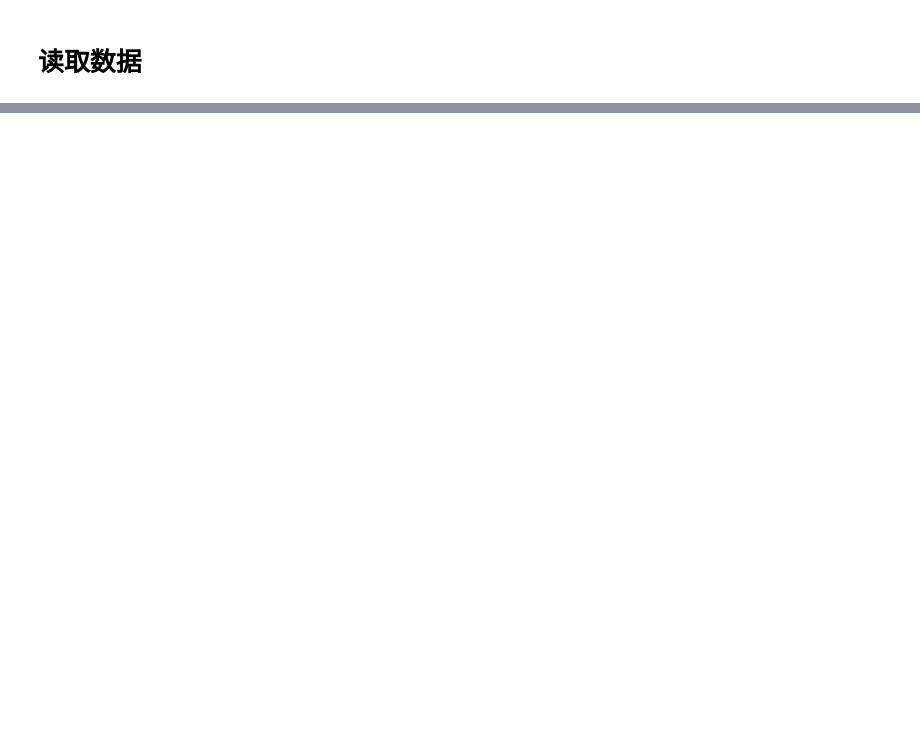
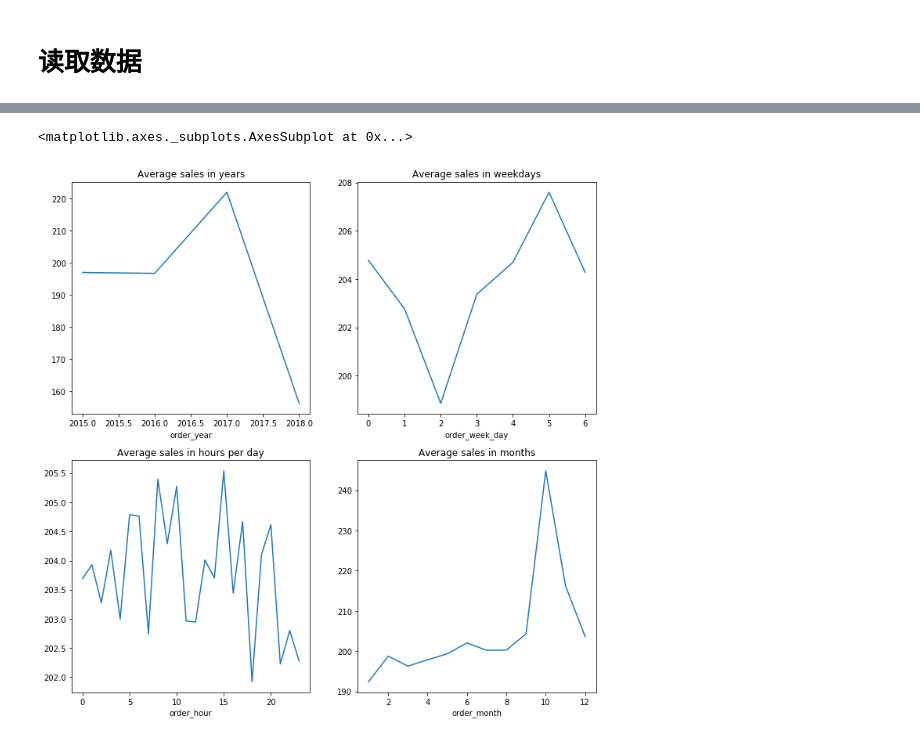
Before and after one commit to hangzhang23/Data_analysis, a Jupyter notebook: SupplyChain_analysis.ipynb, the cells around one changed output, grey strips where cells are left out. Cells and saved outputs as stored; diff of their text form; code cells hidden in the pictures; blank space fills up the shorter version.

```diff
--- a/SupplyChain_analysis.ipynb
+++ b/SupplyChain_analysis.ipynb
@@ -245,0 +172,8 @@ customer_seg
+# %%
+# 取'order date (DateOrders)'字段中year,month,weekday,hour,month_year
+data['order_year'] = temp.year
+data['order_month'] = temp.month
+data['order_week_day'] = temp.weekday
+data['order_hour'] = temp.hour
+data['order_month_year'] = temp.to_period('M')
+data[['order_year', 'order_month', 'order_week_day', 'order_hour', 'order_month_year']]
@@ -245,0 +194,21 @@ customer_seg
+# %%
+#  对销售额按照不同的时间维度探索
+plt.figure(figsize=(20,10))
+plt.subplot(221)
+df_year = data.groupby('order_year')
+df_year['Sales'].mean().plot(figsize=(12,12), title='Average sales in years')
+
+plt.subplot(222)
+df_day = data.groupby('order_week_day')
+df_day['Sales'].mean().plot(figsize=(12,12), title='Average sales in weekdays')
+
+plt.subplot(223)
+df_hour = data.groupby('order_hour')
+df_hour['Sales'].mean().plot(figsize=(12,12), title='Average sales in hours per day')
+
+plt.subplot(224)
+df_month = data.groupby('order_month')
+df_month['Sales'].mean().plot(figsize=(12,12), title='Average sales in months')
+# %% [output]
+<matplotlib.axes._subplots.AxesSubplot at 0x...>
+[figure, added]
```
Also changed, not shown: parts of 78 cells of this notebook.
